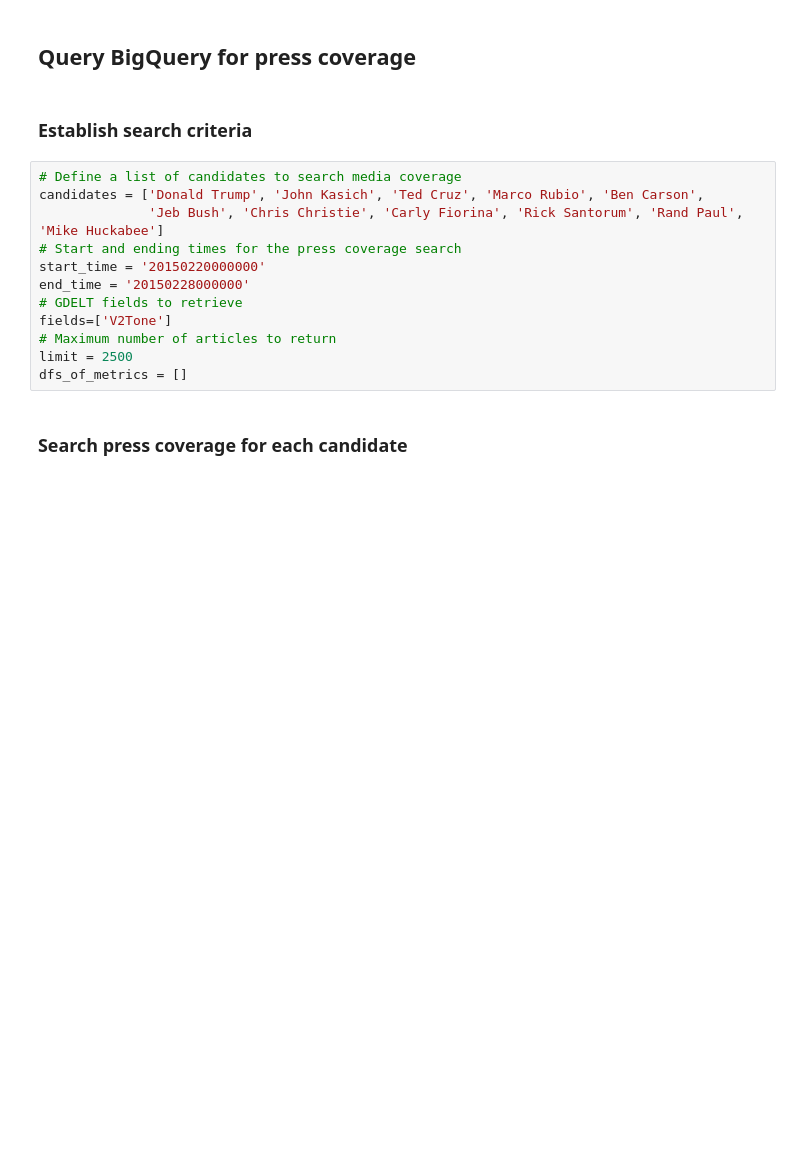
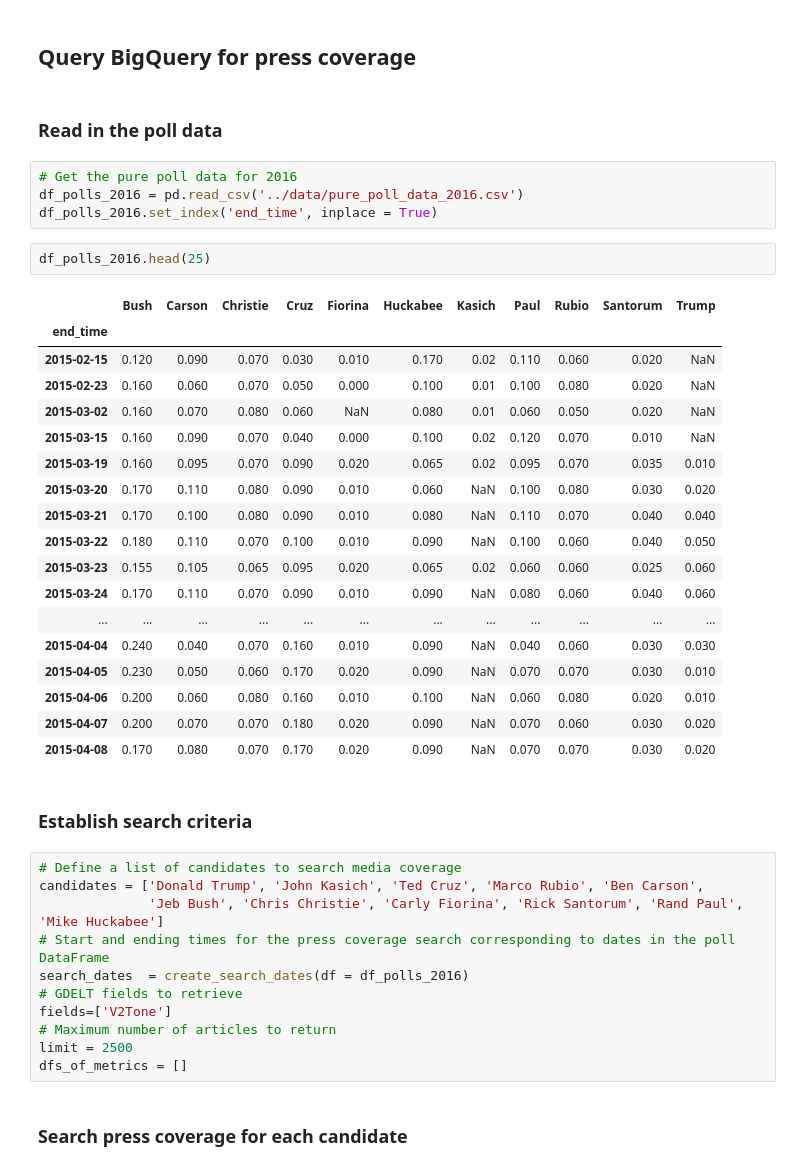
Before and after one commit to sgodfrey66/Polls_and_press, a Jupyter notebook: code/GoogleBigQuery.ipynb, the cells around one changed output. Cells and saved outputs as stored; diff of their text form; blank space fills up the shorter version.

Commit message:
data retrieval

```diff
--- a/code/GoogleBigQuery.ipynb
+++ b/code/GoogleBigQuery.ipynb
@@ -323,15 +389,41 @@ print(test_d)
 {'subject': 'Trump', 'start_time': datetime.datetime(2015, 2, 1, 0, 0), 'end_time': datetime.datetime(2015, 2, 2, 0, 0), 'press_count': 0, 'word_count': 0, 'tone_avg': nan, 'pos_score_avg': nan, 'neg_ ...
 # %% [markdown]
 ## Query BigQuery for press coverage
+# %% [markdown]
+### Read in the poll data
+# %%
+# Get the pure poll data for 2016
+df_polls_2016 = pd.read_csv('../data/pure_poll_data_2016.csv')
+df_polls_2016.set_index('end_time', inplace = True)
+# %%
+df_polls_2016.head(25)
+# %% [output]
+|  | Bush | Carson | Christie | Cruz | Fiorina | Huckabee | Kasich | Paul | Rubio | Santorum | Trump |
+| end_time |  |  |  |  |  |  |  |  |  |  |  |
+| 2015-02-15 | 0.120 | 0.090 | 0.070 | 0.030 | 0.010 | 0.170 | 0.02 | 0.110 | 0.060 | 0.020 | NaN |
+| 2015-02-23 | 0.160 | 0.060 | 0.070 | 0.050 | 0.000 | 0.100 | 0.01 | 0.100 | 0.080 | 0.020 | NaN |
+| 2015-03-02 | 0.160 | 0.070 | 0.080 | 0.060 | NaN | 0.080 | 0.01 | 0.060 | 0.050 | 0.020 | NaN |
+| 2015-03-15 | 0.160 | 0.090 | 0.070 | 0.040 | 0.000 | 0.100 | 0.02 | 0.120 | 0.070 | 0.010 | NaN |
+| 2015-03-19 | 0.160 | 0.095 | 0.070 | 0.090 | 0.020 | 0.065 | 0.02 | 0.095 | 0.070 | 0.035 | 0.010 |
+| 2015-03-20 | 0.170 | 0.110 | 0.080 | 0.090 | 0.010 | 0.060 | NaN | 0.100 | 0.080 | 0.030 | 0.020 |
+| 2015-03-21 | 0.170 | 0.100 | 0.080 | 0.090 | 0.010 | 0.080 | NaN | 0.110 | 0.070 | 0.040 | 0.040 |
+| 2015-03-22 | 0.180 | 0.110 | 0.070 | 0.100 | 0.010 | 0.090 | NaN | 0.100 | 0.060 | 0.040 | 0.050 |
+| 2015-03-23 | 0.155 | 0.105 | 0.065 | 0.095 | 0.020 | 0.065 | 0.02 | 0.060 | 0.060 | 0.025 | 0.060 |
+| 2015-03-24 | 0.170 | 0.110 | 0.070 | 0.090 | 0.010 | 0.090 | NaN | 0.080 | 0.060 | 0.040 | 0.060 |
+| ... | ... | ... | ... | ... | ... | ... | ... | ... | ... | ... | ... |
+| 2015-04-04 | 0.240 | 0.040 | 0.070 | 0.160 | 0.010 | 0.090 | NaN | 0.040 | 0.060 | 0.030 | 0.030 |
+| 2015-04-05 | 0.230 | 0.050 | 0.060 | 0.170 | 0.020 | 0.090 | NaN | 0.070 | 0.070 | 0.030 | 0.010 |
+| 2015-04-06 | 0.200 | 0.060 | 0.080 | 0.160 | 0.010 | 0.100 | NaN | 0.060 | 0.080 | 0.020 | 0.010 |
+| 2015-04-07 | 0.200 | 0.070 | 0.070 | 0.180 | 0.020 | 0.090 | NaN | 0.070 | 0.060 | 0.030 | 0.020 |
+| 2015-04-08 | 0.170 | 0.080 | 0.070 | 0.170 | 0.020 | 0.090 | NaN | 0.070 | 0.070 | 0.030 | 0.020 |
 # %% [markdown]
 ### Establish search criteria
 # %%
 # Define a list of candidates to search media coverage
 candidates = ['Donald Trump', 'John Kasich', 'Ted Cruz', 'Marco Rubio', 'Ben Carson',
               'Jeb Bush', 'Chris Christie', 'Carly Fiorina', 'Rick Santorum', 'Rand Paul', 'Mike Huckabee']
-# Start and ending times for the press coverage search
-start_time = '20150220000000'
-end_time = '20150228000000'
+# Start and ending times for the press coverage search corresponding to dates in the poll DataFrame
+search_dates  = create_search_dates(df = df_polls_2016)
 # GDELT fields to retrieve
 fields=['V2Tone']
 # Maximum number of articles to return
```
Also changed, not shown: parts of 4 cells of this notebook, 2 other files.
